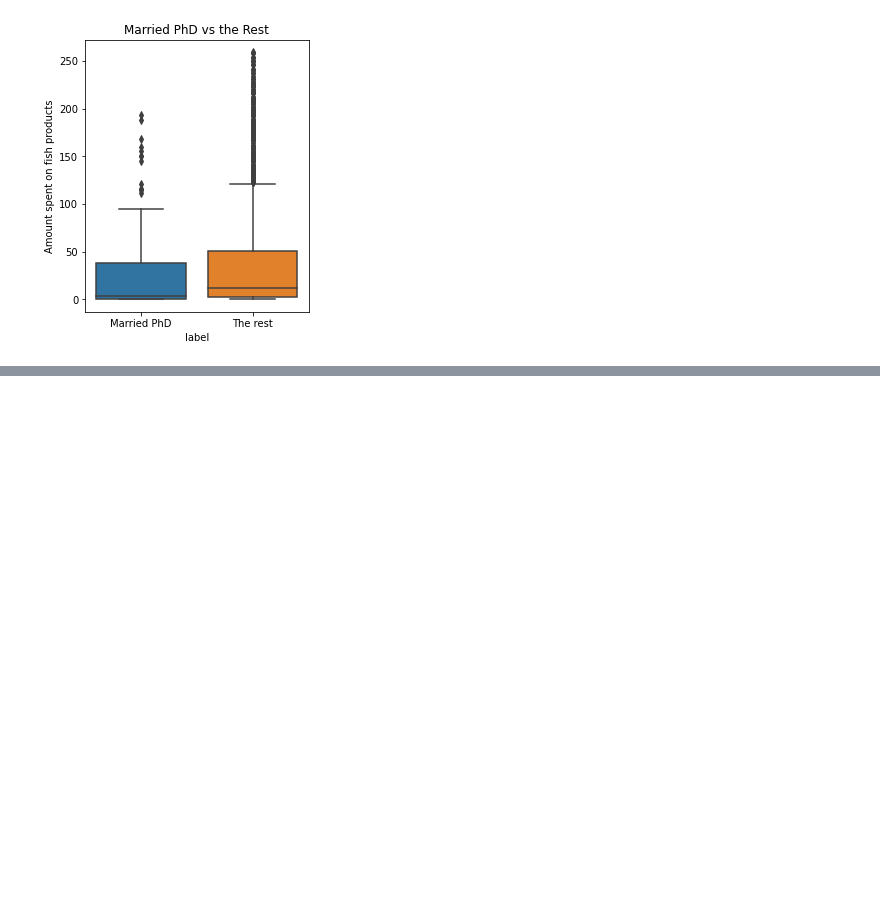
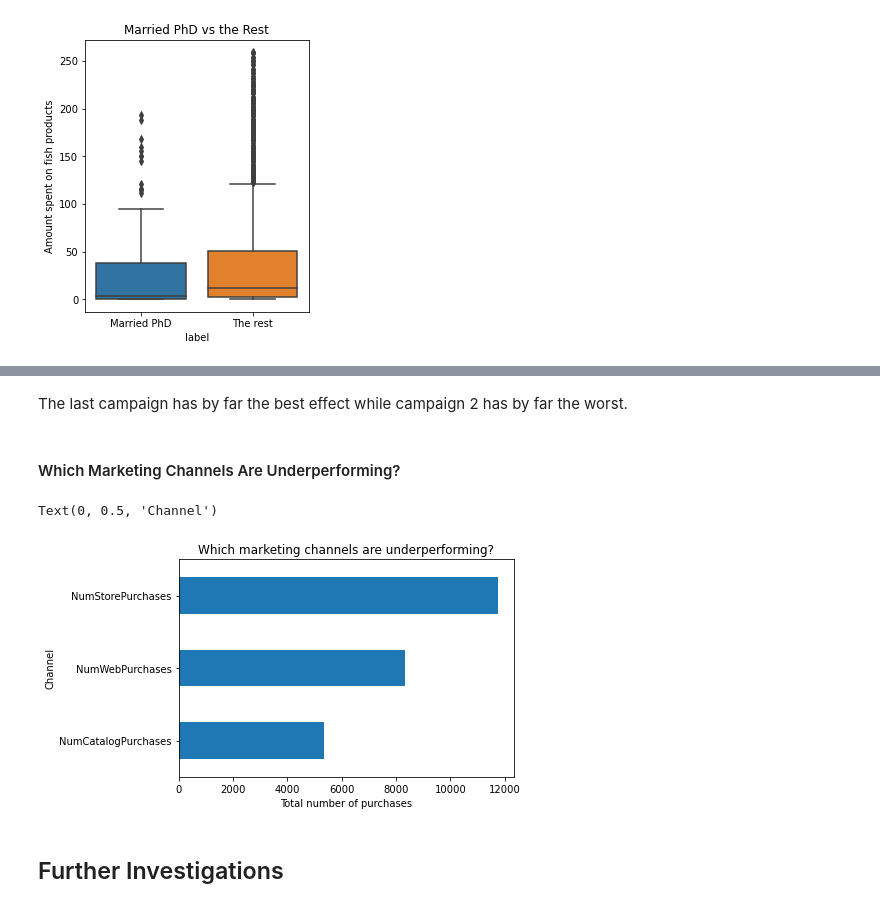
Before and after one commit to Kpeng511/Marketing-Campaign-Analytics, a Jupyter notebook: analytics.ipynb, the cells around one changed output, grey strips where cells are left out. Saved outputs shown, nothing was run; the diff lists cells and outputs as text; code cells hidden in the pictures; blank space fills up the shorter version.

```diff
--- a/analytics.ipynb
+++ b/analytics.ipynb
@@ -475,0 +439,14 @@ plt.savefig('Which marketing campaign is most successful.png', bbox_inches='tigh
+# %% [markdown]
+The last campaign has by far the best effect while campaign 2 has by far the worst.
+# %% [markdown]
+#### Which Marketing Channels Are Underperforming?
+# %%
+df[["NumWebPurchases", "NumCatalogPurchases", "NumStorePurchases"]].sum().sort_values().plot.barh()
+plt.title("Which marketing channels are underperforming?")
+plt.xlabel("Total number of purchases")
+plt.ylabel("Channel")
+# %% [output]
+Text(0, 0.5, 'Channel')
+[figure, added]
+# %% [markdown]
+## Further Investigations
```
Also changed, not shown: parts of 51 cells of this notebook.
